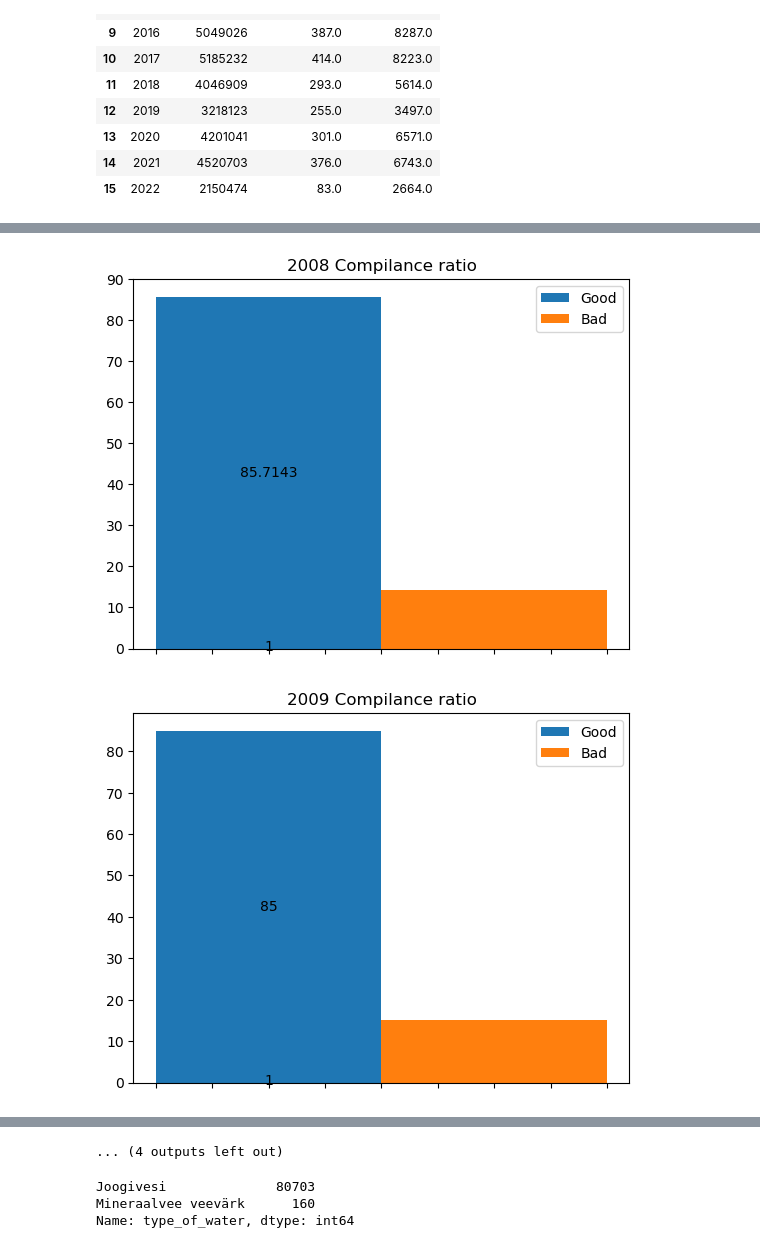
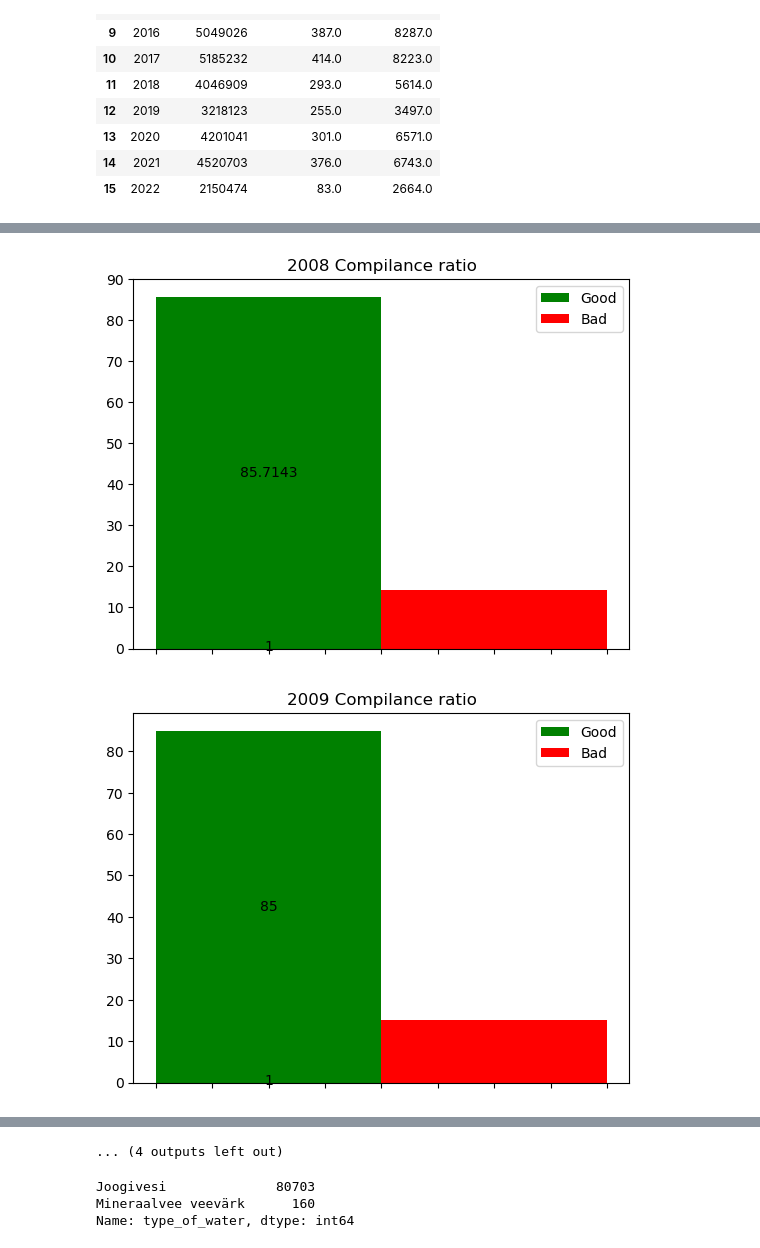
Before and after one commit to lunfman/DrinkingWaterQualityPrediction, a Jupyter notebook: open_data_analysis.ipynb, the cells around one changed output, grey strips where cells are left out. Drawn from its saved outputs; the diff is of its cells as text; code cells hidden in the pictures.

```diff
--- a/open_data_analysis.ipynb
+++ b/open_data_analysis.ipynb
@@ -159,8 +164,8 @@ for index, year in enumerate(years):
 
 
 
-    a = plt.bar(-0.2, [good, 1], width=0.4, label = 'Good')
-    b = plt.bar(+0.2, [bad, 1], width=0.4, label = 'Bad')
+    a = plt.bar(-0.2, [good, 1], width=0.4, label = 'Good', color='green')
+    b = plt.bar(+0.2, [bad, 1], width=0.4, label = 'Bad', color='red')
     ax.bar_label(a, label_type='center')
 
 #     ax.text(3 + 3, 3 + .25, str(3), color='blue', fontweight='bold')
@@ -172,2 +177,2 @@ for index, year in enumerate(years):
-[figure, old version]
+[figure, new version]
-[figure, old version]
+[figure, new version]
```
Also changed, not shown: parts of 11 cells of this notebook, 3 other files.
